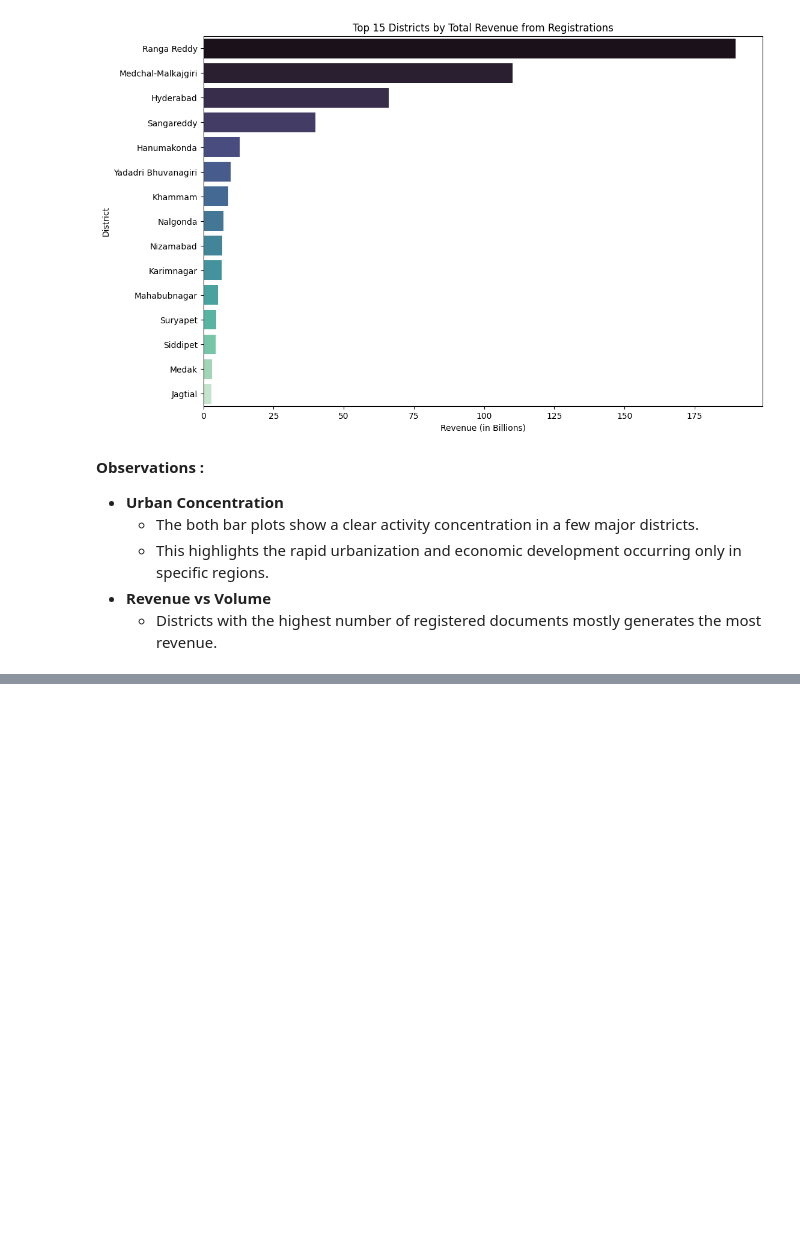
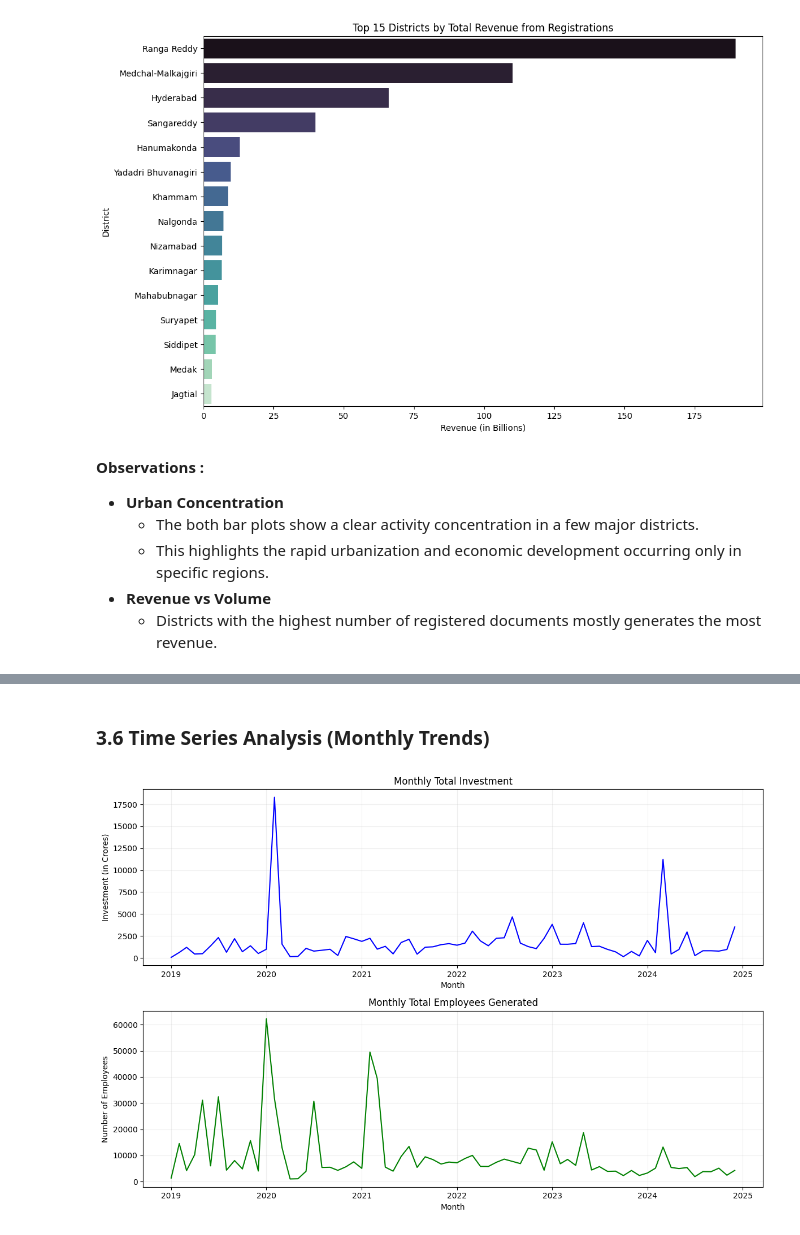
Before and after one commit to jishnukoliyadan/Telangana-Inclusive-Growth-Analysis, a Jupyter notebook: 04_Exploratory_Data_Analysis.ipynb, the cells around one changed output, grey strips where cells are left out. Cells and saved outputs as stored; diff of their text form; code cells hidden in the pictures; blank space fills up the shorter version.

```diff
--- a/04_Exploratory_Data_Analysis.ipynb
+++ b/04_Exploratory_Data_Analysis.ipynb
@@ -511,0 +693,25 @@ plt.show()
+# %% [markdown]
+### 3.6 Time Series Analysis (Monthly Trends)
+# %%
+selected_cols = ['Investment', 'Number_Of_Employees']
+cols_rename = {'Investment' : 'Total_Investment',  'Number_Of_Employees' : 'Total_Employees'}
+monthly_tsipass_trends= ipass_DF.groupby('Month')[selected_cols].agg('sum').\
+                        rename(columns = cols_rename).reset_index()
+# %%
+plt.figure(figsize = (12, 8))
+plt.subplot(2, 1, 1)
+sns.lineplot(data = monthly_tsipass_trends, x = 'Month', y = 'Total_Investment', color = 'blue')
+plt.title('Monthly Total Investment')
+plt.ylabel('Investment (in Crores)')
+plt.grid(True, alpha = 0.2)
+
+plt.subplot(2, 1, 2)
+sns.lineplot(data = monthly_tsipass_trends, x = 'Month', y = 'Total_Employees', color = 'green')
+plt.title('Monthly Total Employees Generated')
+plt.ylabel('Number of Employees')
+plt.grid(True, alpha = 0.2)
+
+plt.tight_layout()
+plt.show()
+# %% [output]
+[figure, added]
```
Also changed, not shown: parts of 32 cells of this notebook.
